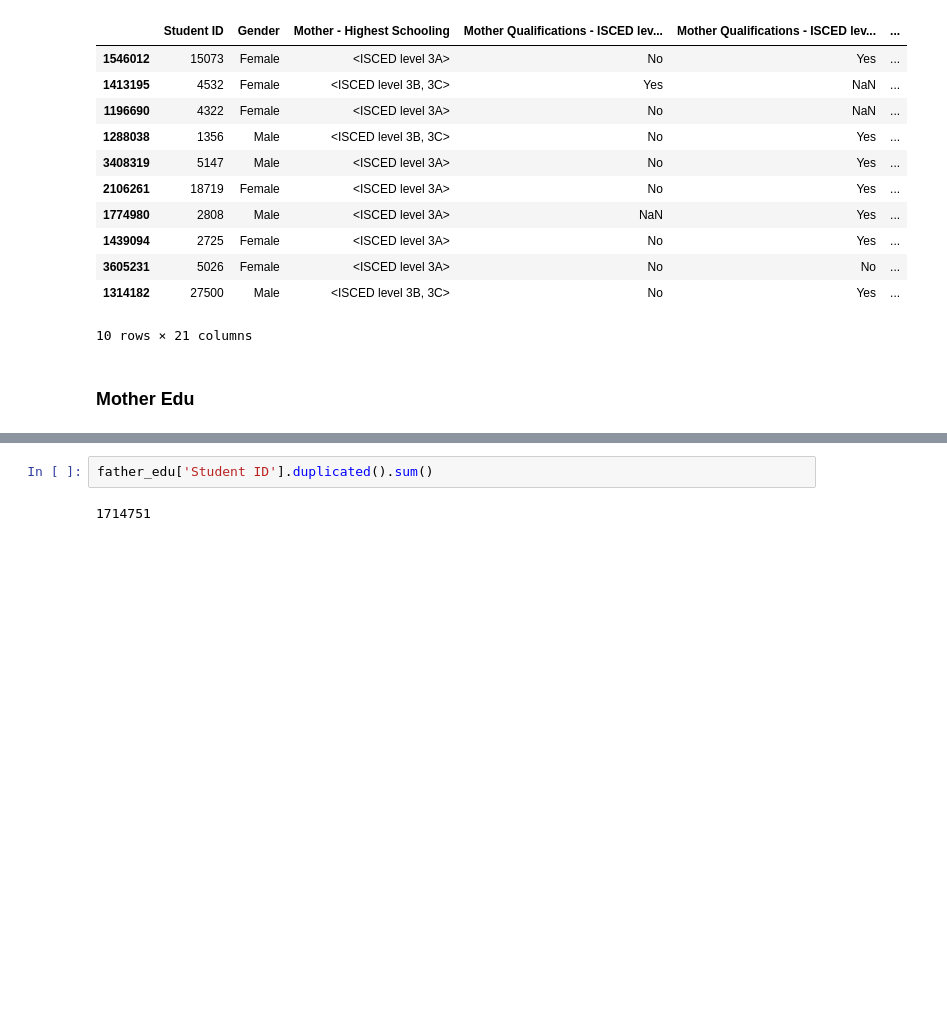
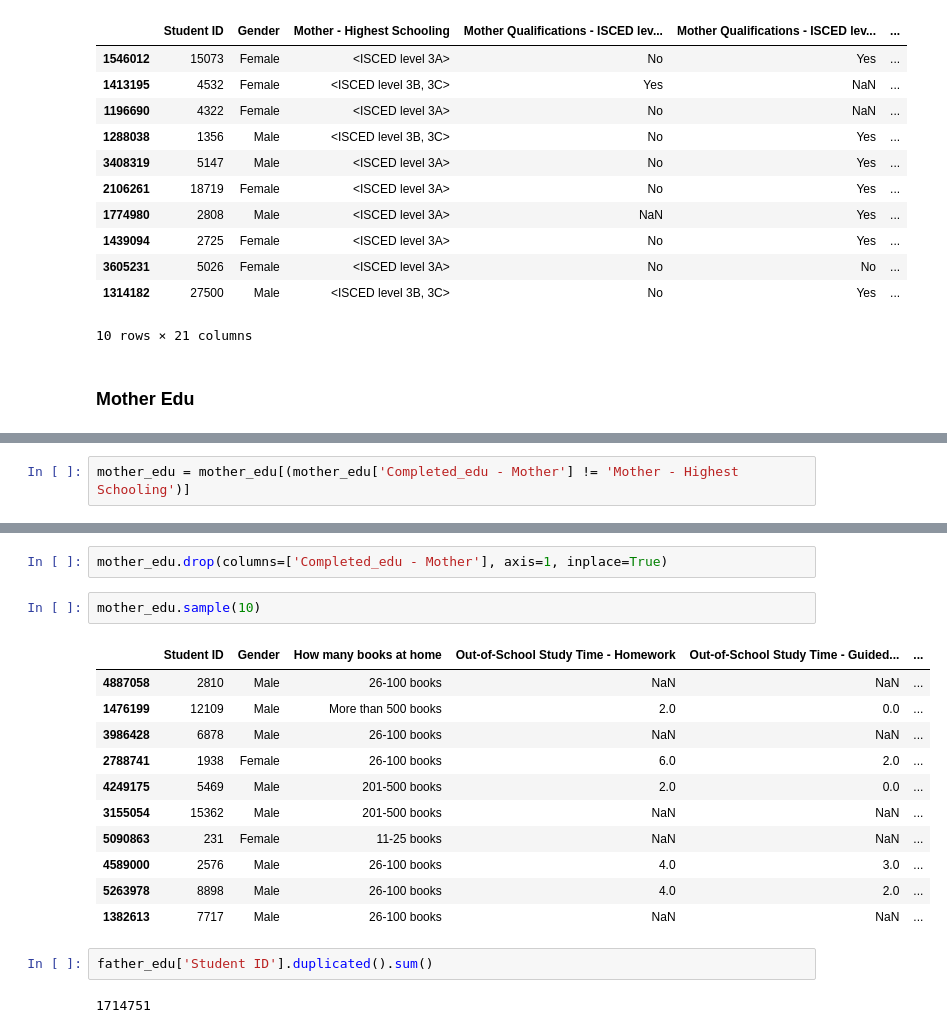
Before and after one commit to Dyke-F/Pisa-Data-Analysis, a Jupyter notebook: wrangle_pisa_data.ipynb, the cells around one changed output, grey strips where cells are left out. Drawn from its saved outputs; the diff is of its cells as text; blank space fills up the shorter version.

```diff
--- a/wrangle_pisa_data.ipynb
+++ b/wrangle_pisa_data.ipynb
@@ -473,0 +571,2 @@ father_edu = pisa_clean.copy()
+# %%
+mother_edu = mother_edu[(mother_edu['Completed_edu - Mother'] != 'Mother - Highest Schooling')]
@@ -474,3 +584,19 @@ father_edu = pisa_clean.copy()
+# %%
+mother_edu.drop(columns=['Completed_edu - Mother'], axis=1, inplace=True)
+# %%
+mother_edu.sample(10)
+# %% [output]
+|  | Student ID | Gender | How many books at home | Out-of-School Study Time - Homework | Out-of-School Study Time - Guided... | ... |
+| 4887058 | 2810 | Male | 26-100 books | NaN | NaN | ... |
+| 1476199 | 12109 | Male | More than 500 books | 2.0 | 0.0 | ... |
+| 3986428 | 6878 | Male | 26-100 books | NaN | NaN | ... |
+| 2788741 | 1938 | Female | 26-100 books | 6.0 | 2.0 | ... |
+| 4249175 | 5469 | Male | 201-500 books | 2.0 | 0.0 | ... |
+| 3155054 | 15362 | Male | 201-500 books | NaN | NaN | ... |
+| 5090863 | 231 | Female | 11-25 books | NaN | NaN | ... |
+| 4589000 | 2576 | Male | 26-100 books | 4.0 | 3.0 | ... |
+| 5263978 | 8898 | Male | 26-100 books | 4.0 | 2.0 | ... |
+| 1382613 | 7717 | Male | 26-100 books | NaN | NaN | ... |
 # %%
 father_edu['Student ID'].duplicated().sum()
 # %% [output]
```
Also changed, not shown: parts of 12 cells of this notebook.
